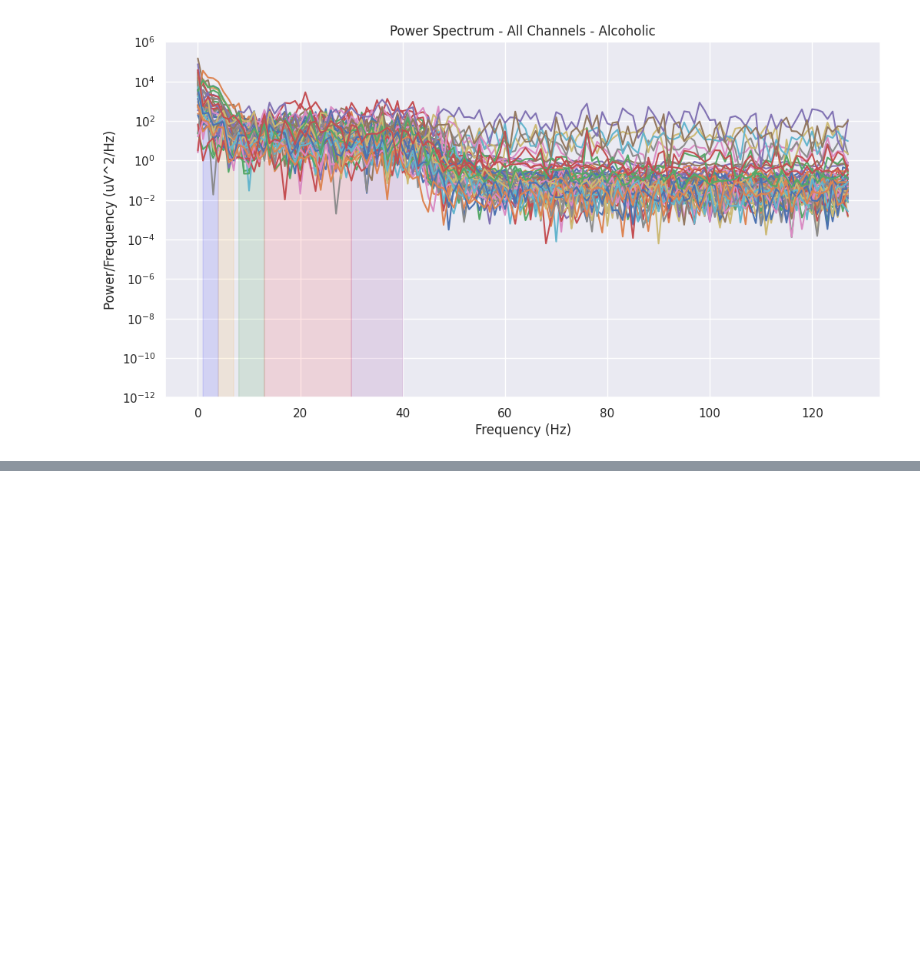
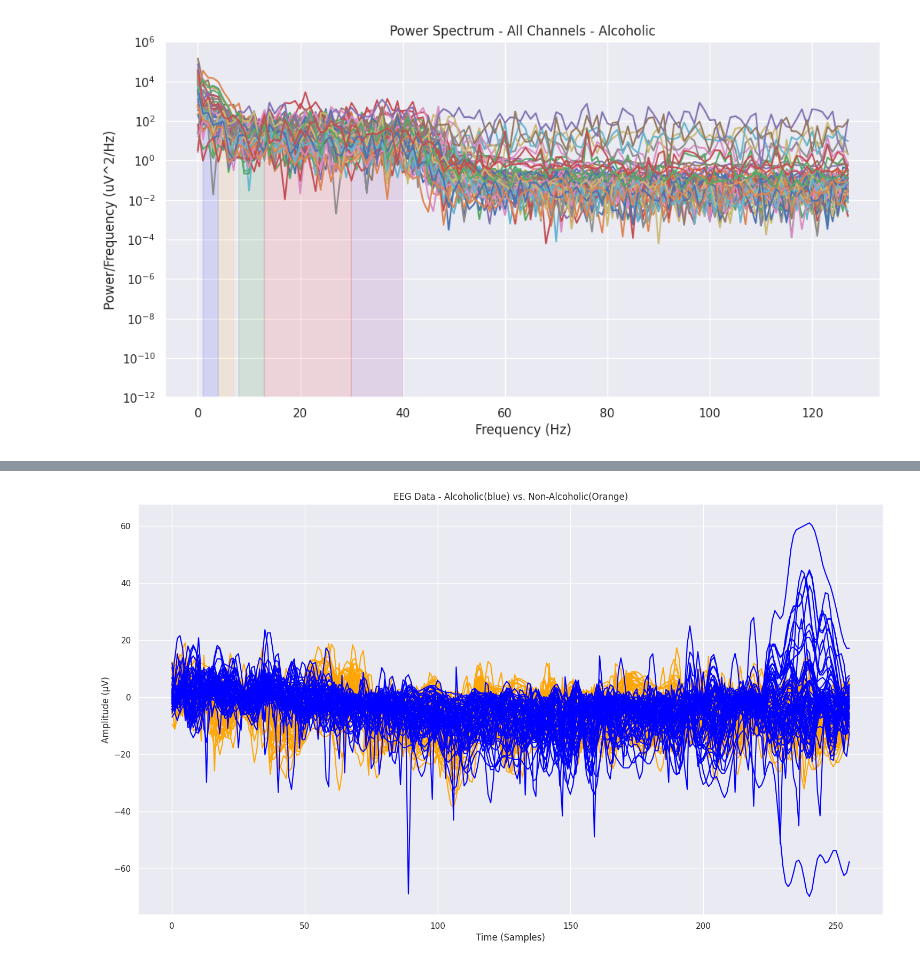
Before and after one commit to 1804054Miraz/My_Thesis_Work, a Jupyter notebook: visualize_EEG_data.ipynb, the cells around one changed output, grey strips where cells are left out. Drawn from its saved outputs; the diff is of its cells as text; code cells hidden in the pictures; blank space fills up the shorter version.

```diff
--- a/visualize_EEG_data.ipynb
+++ b/visualize_EEG_data.ipynb
@@ -426,0 +425,38 @@ plot_power_spectrum_all_channels(eeg_data, sampling_rate)
+# %%
+import pandas as pd
+import matplotlib.pyplot as plt
+
+# Load EEG data for non-alcoholic and alcoholic paths
+# non_alcoholic_path = '/content/drive/MyDrive/Dataset/EEG_FULL/Transfer_new_non_alcoholic/337/c_337_000_S1obj.csv'
+non_alcoholic_path = '/content/drive/MyDrive/Dataset/EEG_FULL/Transfer_new_non_alcoholic/337/c_337_025_S2match.csv'
+# alcoholic_path = '/content/drive/MyDrive/Dataset/EEG_FULL/New_alcoholic/364/a_364_055_S2match.csv'
+# alcoholic_path = '/content/drive/MyDrive/Dataset/EEG_FULL/New_alcoholic/364/a_364_079_S2match.csv'
+alcoholic_path = '/content/drive/MyDrive/Dataset/EEG_FULL/New_alcoholic/364/a_364_109_S2match.csv'
+
+non_alcoholic_data = pd.read_csv(non_alcoholic_path)
+alcoholic_data = pd.read_csv(alcoholic_path)
+# Plot each column separately
+plt.figure(figsize=(18, 10))
+
+
+i=0
+for column in non_alcoholic_data.columns:
+    plt.plot(non_alcoholic_data[column], label=column, color='orange' )
+    # if i==6:
+    #   break
+    # i+=1
+
+# Plot alcoholic data in blue
+i=0
+for column in alcoholic_data.columns:
+    plt.plot(alcoholic_data[column], label=column, color='blue')
+    # if i==6:
+    #   break
+    # i+=1
+plt.title('EEG Data - Alcoholic(blue) vs. Non-Alcoholic(Orange)')
+plt.xlabel('Time (Samples)')
+plt.ylabel('Amplitude (μV)')
+# plt.legend()
+plt.show()
+# %% [output]
+[figure, added]
```
Also changed, not shown: parts of 2 cells of this notebook.
